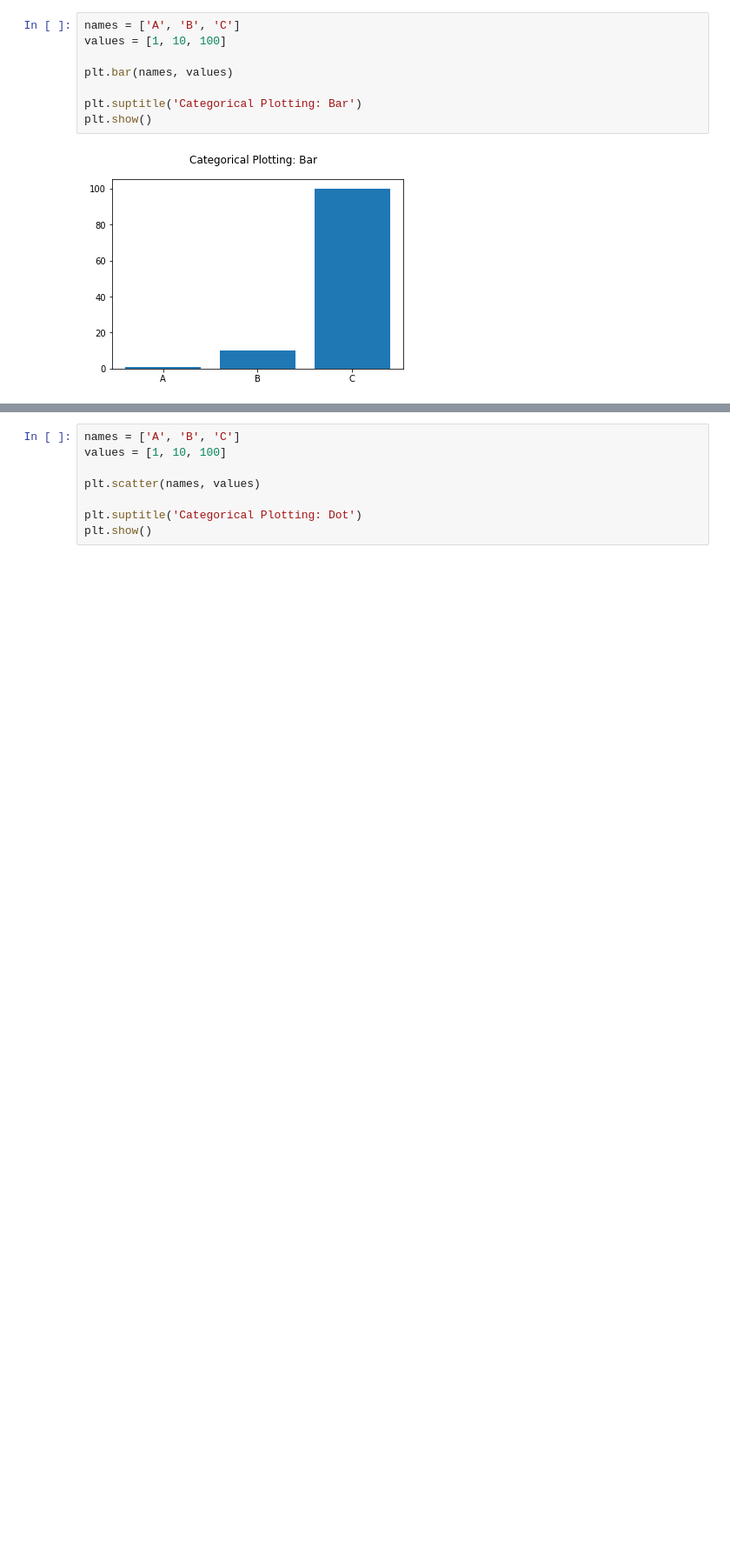
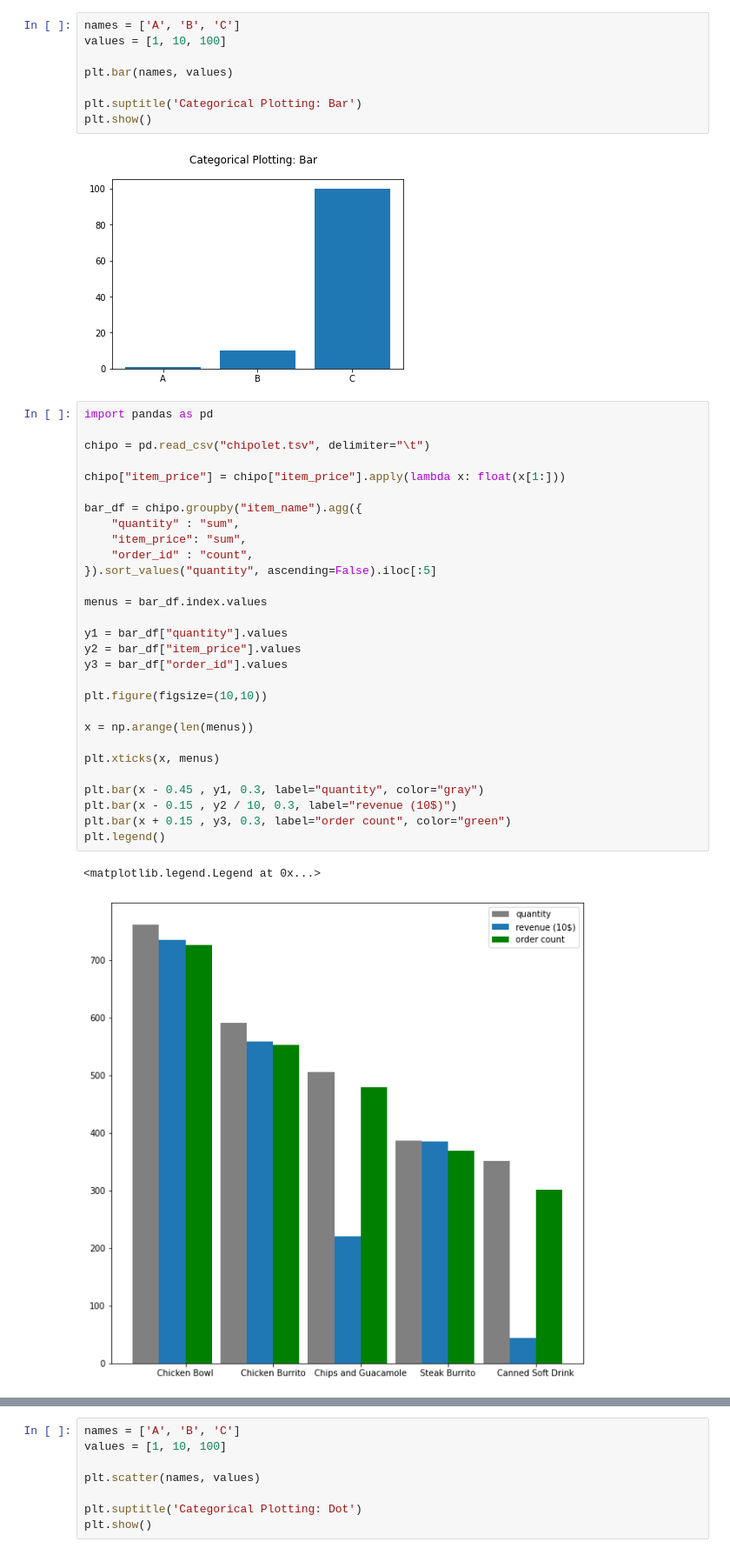
Before and after one commit to louischoi0/intermediate_python, a Jupyter notebook: 4강/실습자료/4_2_matplot_practice.ipynb, the cells around one changed output, grey strips where cells are left out. Shown: that part at 87% size. Drawn from its saved outputs; the diff is of its cells as text; blank space fills up the shorter version.

```diff
--- a/4강/실습자료/4_2_matplot_practice.ipynb
+++ b/4강/실습자료/4_2_matplot_practice.ipynb
@@ -26,3 +33,35 @@ plt.suptitle('Categorical Plotting: Bar')
 plt.show()
 # %% [output]
 [figure]
+# %%
+import pandas as pd
+
+chipo = pd.read_csv("chipolet.tsv", delimiter="\t")
+
+chipo["item_price"] = chipo["item_price"].apply(lambda x: float(x[1:]))
+
+bar_df = chipo.groupby("item_name").agg({
+    "quantity" : "sum",
+    "item_price": "sum",
+    "order_id" : "count",
+}).sort_values("quantity", ascending=False).iloc[:5]
+
+menus = bar_df.index.values
+
+y1 = bar_df["quantity"].values
+y2 = bar_df["item_price"].values
+y3 = bar_df["order_id"].values
+
+plt.figure(figsize=(10,10))
+
+x = np.arange(len(menus))
+
+plt.xticks(x, menus)
+
+plt.bar(x - 0.45 , y1, 0.3, label="quantity", color="gray")
+plt.bar(x - 0.15 , y2 / 10, 0.3, label="revenue (10$)")
+plt.bar(x + 0.15 , y3, 0.3, label="order count", color="green")
+plt.legend()
+# %% [output]
+<matplotlib.legend.Legend at 0x...>
+[figure, added]
```
Also changed, not shown: parts of 4 cells of this notebook, 11 other files.
